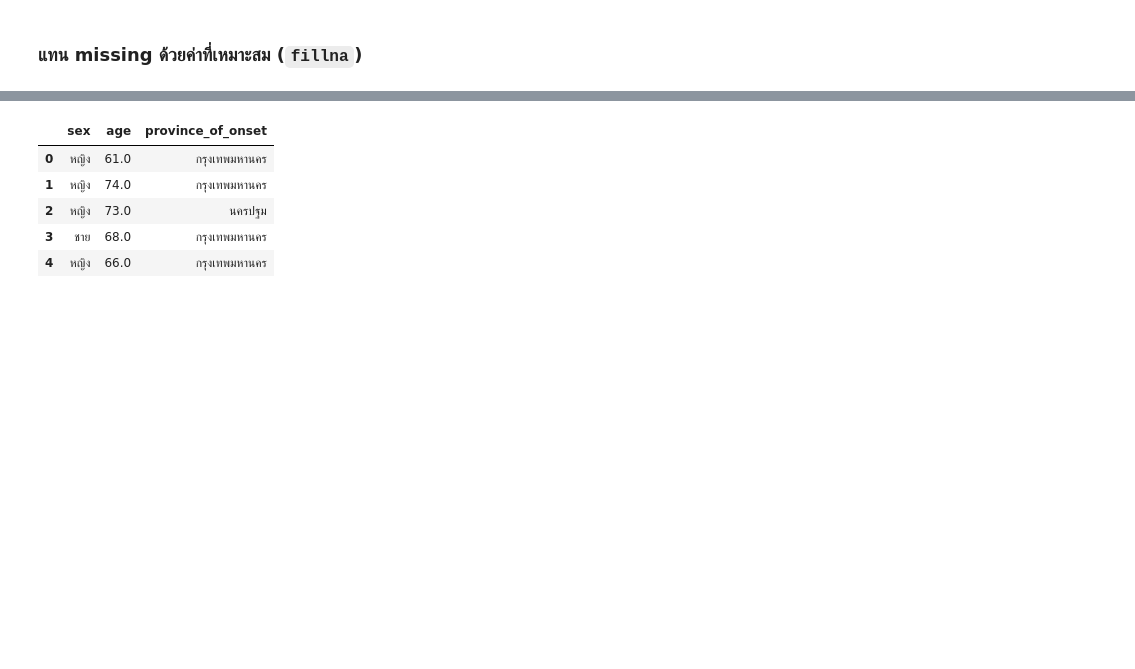
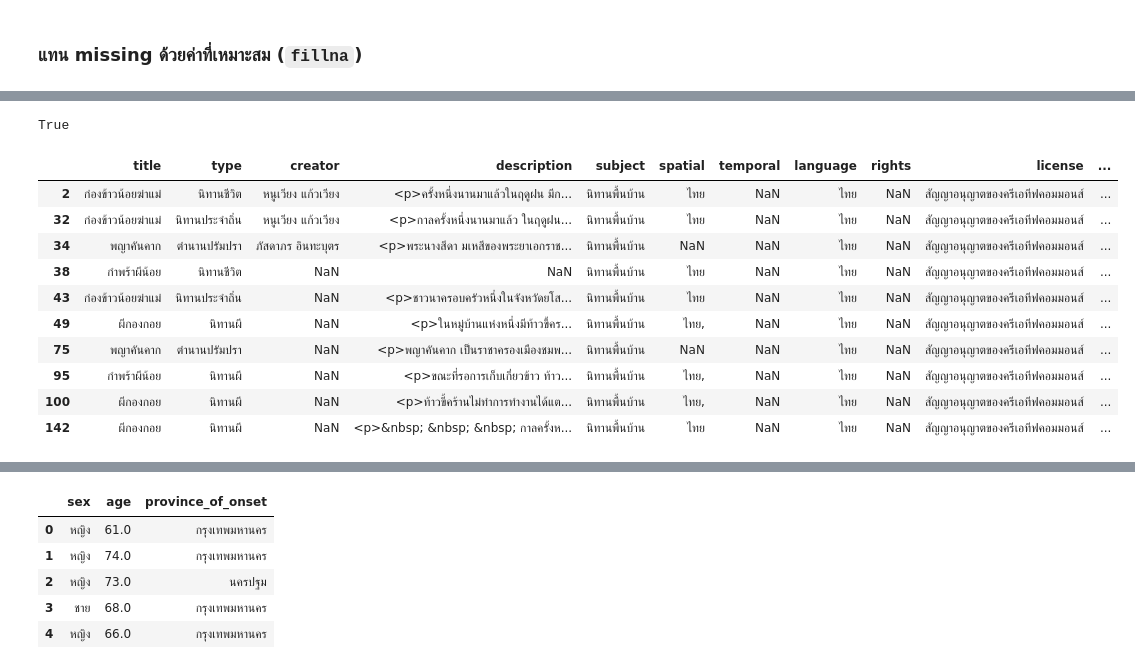
Before and after one commit to thanaprondtn/python_dataviz2024, a Jupyter notebook: Pandas_101_2024.ipynb, the cells around one changed output, grey strips where cells are left out. Cells and saved outputs as stored; diff of their text form; code cells hidden in the pictures; blank space fills up the shorter version.

```diff
--- a/Pandas_101_2024.ipynb
+++ b/Pandas_101_2024.ipynb
@@ -528,0 +677,18 @@ this_data.dropna(subset=['age']).shape
+# %%
+folk_df['title'].duplicated().any()
+# %% [output]
+True
+# %%
+folk_df[folk_df['title'].duplicated(keep=False)] #inputที่จำเป็น0ตัว
+# %% [output]
+|  | title | type | creator | description | subject | spatial | temporal | language | rights | license | ... |
+| 2 | ก่องข้าวน้อยฆ่าแม่ | นิทานชีวิต | หนูเวียง แก้วเวียง | <p>ครั้งหนึ่งนานมาแล้วในฤดูฝน มีก... | นิทานพื้นบ้าน | ไทย | NaN | ไทย | NaN | สัญญาอนุญาตของครีเอทีฟคอมมอนส์ | ... |
+| 32 | ก่องข้าวน้อยฆ่าแม่ | นิทานประจำถิ่น | หนูเวียง แก้วเวียง | <p>กาลครั้งหนึ่งนานมาแล้ว ในฤดูฝน... | นิทานพื้นบ้าน | ไทย | NaN | ไทย | NaN | สัญญาอนุญาตของครีเอทีฟคอมมอนส์ | ... |
+| 34 | พญาคันคาก | ตำนานปรัมปรา | ภัสดาภร อินทะบุตร | <p>พระนางสีดา มเหสีของพระยาเอกราช... | นิทานพื้นบ้าน | NaN | NaN | ไทย | NaN | สัญญาอนุญาตของครีเอทีฟคอมมอนส์ | ... |
+| 38 | กำพร้าผีน้อย | นิทานชีวิต | NaN | NaN | นิทานพื้นบ้าน | ไทย | NaN | ไทย | NaN | สัญญาอนุญาตของครีเอทีฟคอมมอนส์ | ... |
+| 43 | ก่องข้าวน้อยฆ่าแม่ | นิทานประจำถิ่น | NaN | <p>ชาวนาครอบครัวหนึ่งในจังหวัดยโส... | นิทานพื้นบ้าน | ไทย | NaN | ไทย | NaN | สัญญาอนุญาตของครีเอทีฟคอมมอนส์ | ... |
+| 49 | ผีกองกอย | นิทานผี | NaN | <p>ในหมู่บ้านแห่งหนึ่งมีท้าวขึ้คร... | นิทานพื้นบ้าน | ไทย, | NaN | ไทย | NaN | สัญญาอนุญาตของครีเอทีฟคอมมอนส์ | ... |
+| 75 | พญาคันคาก | ตำนานปรัมปรา | NaN | <p>พญาคันคาก เป็นราชาครองเมืองชมพ... | นิทานพื้นบ้าน | NaN | NaN | ไทย | NaN | สัญญาอนุญาตของครีเอทีฟคอมมอนส์ | ... |
+| 95 | กำพร้าผีน้อย | นิทานผี | NaN | <p>ขณะที่รอการเก็บเกี่ยวข้าว ท้าว... | นิทานพื้นบ้าน | ไทย, | NaN | ไทย | NaN | สัญญาอนุญาตของครีเอทีฟคอมมอนส์ | ... |
+| 100 | ผีกองกอย | นิทานผี | NaN | <p>ท้าวขี้คร้านไม่ทำการทำงานได้แต... | นิทานพื้นบ้าน | ไทย, | NaN | ไทย | NaN | สัญญาอนุญาตของครีเอทีฟคอมมอนส์ | ... |
+| 142 | ผีกองกอย | นิทานผี | NaN | <p>&nbsp; &nbsp; &nbsp; กาลครั้งห... | นิทานพื้นบ้าน | ไทย | NaN | ไทย | NaN | สัญญาอนุญาตของครีเอทีฟคอมมอนส์ | ... |
```
Also changed, not shown: parts of 59 cells of this notebook.
